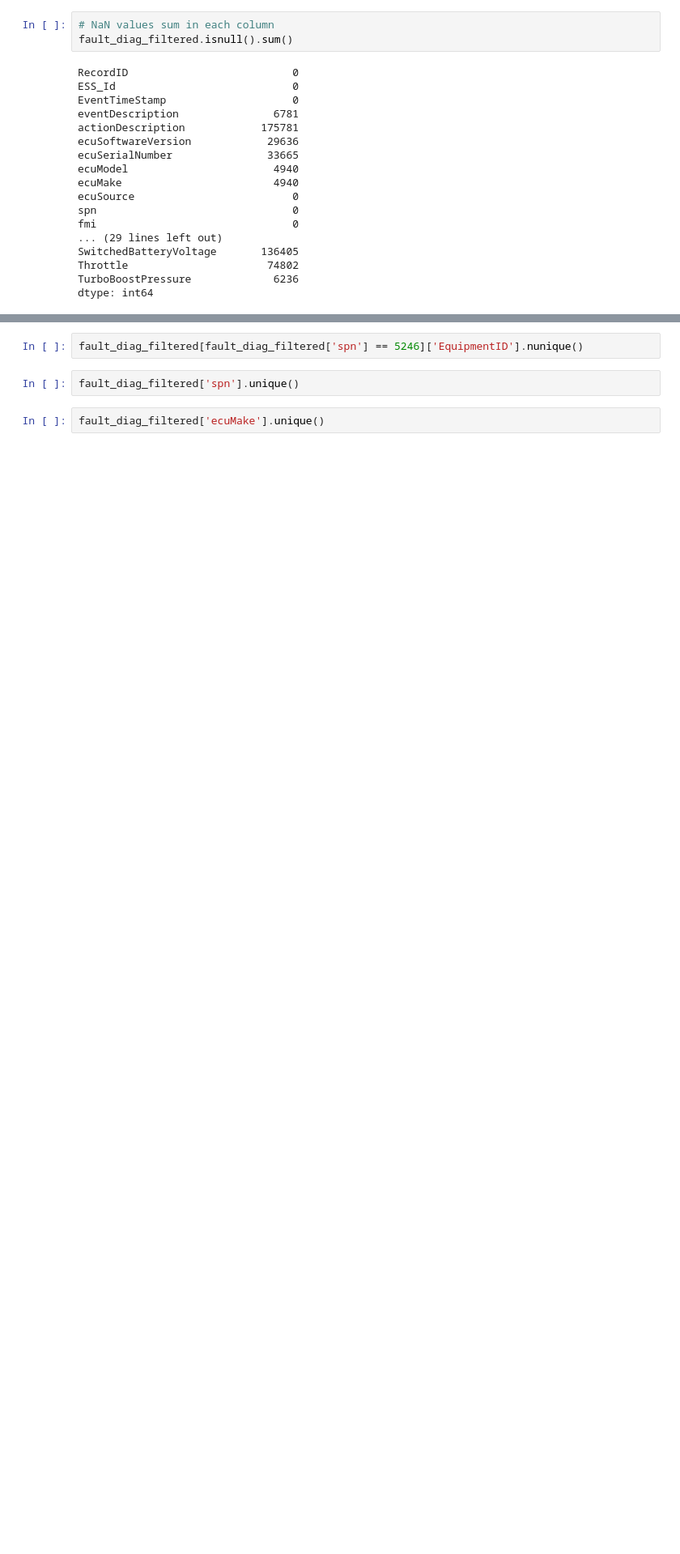
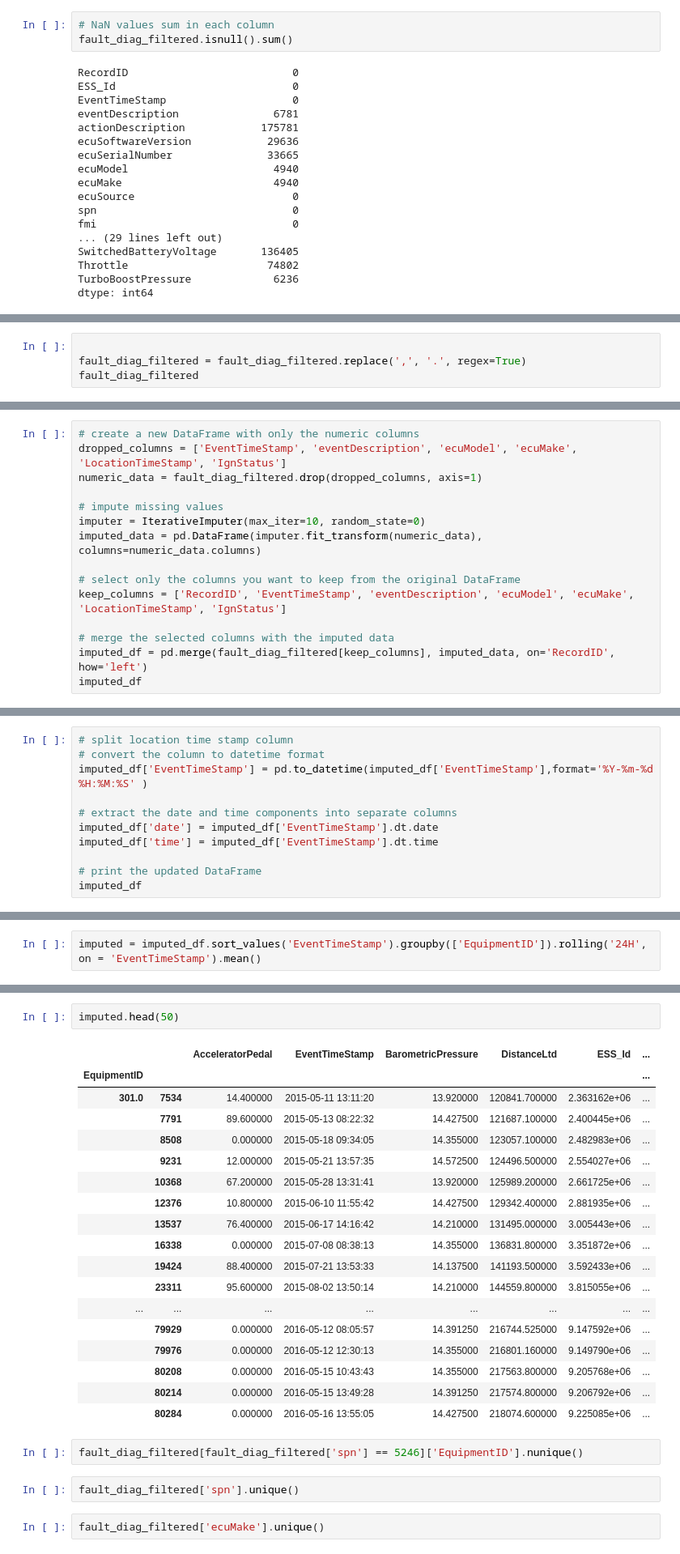
Before and after one commit to ashamaheshwari/big_g_express-predicting-derates, a Jupyter notebook: notebooks/Asha_Maheshwari_Big_G_Express.ipynb, the cells around one changed output, grey strips where cells are left out. Shown: that part at 81% size. Cells and saved outputs as stored; diff of their text form; blank space fills up the shorter version.

Commit message:
working on rolling windows

```diff
--- a/notebooks/Asha_Maheshwari_Big_G_Express.ipynb
+++ b/notebooks/Asha_Maheshwari_Big_G_Express.ipynb
@@ -432,0 +387,4 @@ ValueError: could not convert string to float: '51,2'
+# %%
+
+fault_diag_filtered = fault_diag_filtered.replace(',', '.', regex=True)
+fault_diag_filtered
@@ -432,0 +405,15 @@ ValueError: could not convert string to float: '51,2'
+# %%
+# create a new DataFrame with only the numeric columns
+dropped_columns = ['EventTimeStamp', 'eventDescription', 'ecuModel', 'ecuMake', 'LocationTimeStamp', 'IgnStatus']
+numeric_data = fault_diag_filtered.drop(dropped_columns, axis=1)
+
+# impute missing values
+imputer = IterativeImputer(max_iter=10, random_state=0)
+imputed_data = pd.DataFrame(imputer.fit_transform(numeric_data), columns=numeric_data.columns)
+
+# select only the columns you want to keep from the original DataFrame
+keep_columns = ['RecordID', 'EventTimeStamp', 'eventDescription', 'ecuModel', 'ecuMake', 'LocationTimeStamp', 'IgnStatus']
+
+# merge the selected columns with the imputed data
+imputed_df = pd.merge(fault_diag_filtered[keep_columns], imputed_data, on='RecordID', how='left')
+imputed_df
@@ -432,0 +434,11 @@ ValueError: could not convert string to float: '51,2'
+# %%
+# split location time stamp column
+# convert the column to datetime format
+imputed_df['EventTimeStamp'] = pd.to_datetime(imputed_df['EventTimeStamp'],format='%Y-%m-%d %H:%M:%S' )
+
+# extract the date and time components into separate columns
+imputed_df['date'] = imputed_df['EventTimeStamp'].dt.date
+imputed_df['time'] = imputed_df['EventTimeStamp'].dt.time
+
+# print the updated DataFrame
+imputed_df
@@ -432,0 +459,2 @@ ValueError: could not convert string to float: '51,2'
+# %%
+imputed = imputed_df.sort_values('EventTimeStamp').groupby(['EquipmentID']).rolling('24H', on = 'EventTimeStamp').mean()
@@ -433,3 +464,24 @@ ValueError: could not convert string to float: '51,2'
+# %%
+imputed.head(50)
+# %% [output]
+|  |  | AcceleratorPedal | EventTimeStamp | BarometricPressure | DistanceLtd | ESS_Id | ... |
+| EquipmentID |  |  |  |  |  |  | ... |
+| 301.0 | 7534 | 14.400000 | 2015-05-11 13:11:20 | 13.920000 | 120841.700000 | 2.363162e+06 | ... |
+|  | 7791 | 89.600000 | 2015-05-13 08:22:32 | 14.427500 | 121687.100000 | 2.400445e+06 | ... |
+|  | 8508 | 0.000000 | 2015-05-18 09:34:05 | 14.355000 | 123057.100000 | 2.482983e+06 | ... |
+|  | 9231 | 12.000000 | 2015-05-21 13:57:35 | 14.572500 | 124496.500000 | 2.554027e+06 | ... |
+|  | 10368 | 67.200000 | 2015-05-28 13:31:41 | 13.920000 | 125989.200000 | 2.661725e+06 | ... |
+|  | 12376 | 10.800000 | 2015-06-10 11:55:42 | 14.427500 | 129342.400000 | 2.881935e+06 | ... |
+|  | 13537 | 76.400000 | 2015-06-17 14:16:42 | 14.210000 | 131495.000000 | 3.005443e+06 | ... |
+|  | 16338 | 0.000000 | 2015-07-08 08:38:13 | 14.355000 | 136831.800000 | 3.351872e+06 | ... |
+|  | 19424 | 88.400000 | 2015-07-21 13:53:33 | 14.137500 | 141193.500000 | 3.592433e+06 | ... |
+|  | 23311 | 95.600000 | 2015-08-02 13:50:14 | 14.210000 | 144559.800000 | 3.815055e+06 | ... |
+| ... | ... | ... | ... | ... | ... | ... | ... |
+|  | 79929 | 0.000000 | 2016-05-12 08:05:57 | 14.391250 | 216744.525000 | 9.147592e+06 | ... |
+|  | 79976 | 0.000000 | 2016-05-12 12:30:13 | 14.355000 | 216801.160000 | 9.149790e+06 | ... |
+|  | 80208 | 0.000000 | 2016-05-15 10:43:43 | 14.355000 | 217563.800000 | 9.205768e+06 | ... |
+|  | 80214 | 0.000000 | 2016-05-15 13:49:28 | 14.391250 | 217574.800000 | 9.206792e+06 | ... |
+|  | 80284 | 0.000000 | 2016-05-16 13:55:05 | 14.427500 | 218074.600000 | 9.225085e+06 | ... |
 # %%
 fault_diag_filtered[fault_diag_filtered['spn'] == 5246]['EquipmentID'].nunique()
 # %%
```
Also changed, not shown: parts of 19 cells of this notebook.
